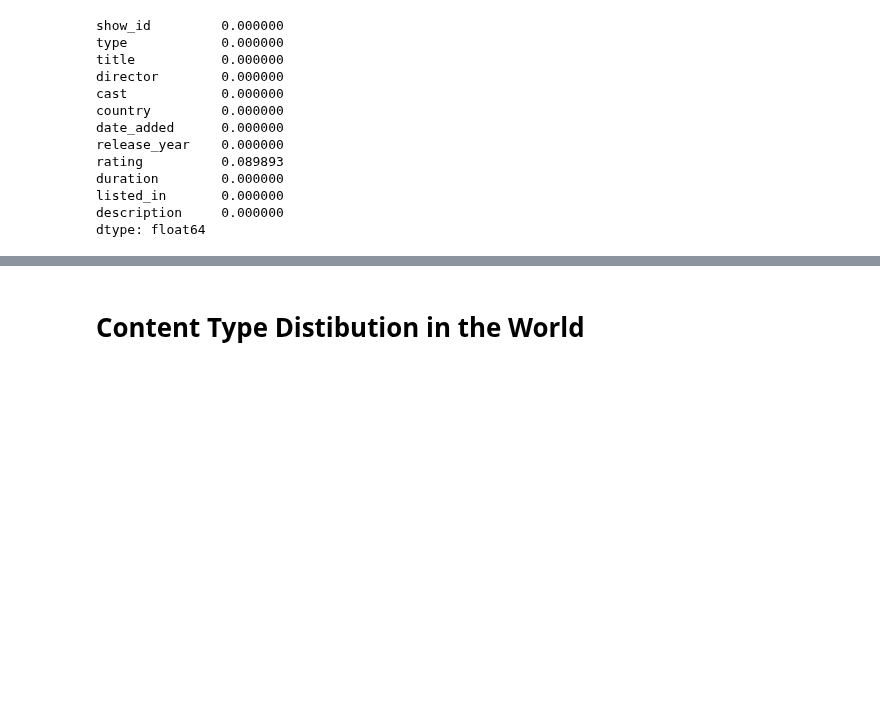
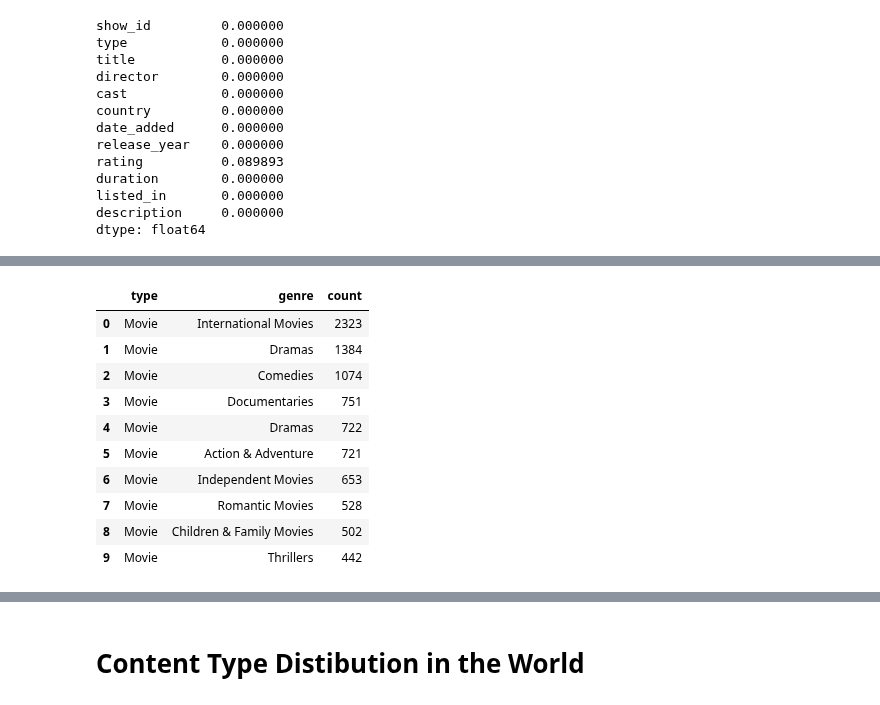
Before and after one commit to AlejandroDeLaCruz/Netflix-Analysis, a Jupyter notebook: Netflix.ipynb, the cells around one changed output, grey strips where cells are left out. Saved outputs shown, nothing was run; the diff lists cells and outputs as text; code cells hidden in the pictures; blank space fills up the shorter version.

```diff
--- a/Netflix.ipynb
+++ b/Netflix.ipynb
@@ -62,0 +92,17 @@ dtype: float64
+# %%
+genre_movies = genre_data[(genre_data['type'] == 'Movie')].value_counts().nlargest(10).to_frame()
+genre_movies.reset_index(level=[0,1], inplace=True)
+genre_movies.rename(columns = {0: 'count'}, inplace= True)
+genre_movies
+# %% [output]
+|  | type | genre | count |
+| 0 | Movie | International Movies | 2323 |
+| 1 | Movie | Dramas | 1384 |
+| 2 | Movie | Comedies | 1074 |
+| 3 | Movie | Documentaries | 751 |
+| 4 | Movie | Dramas | 722 |
+| 5 | Movie | Action & Adventure | 721 |
+| 6 | Movie | Independent Movies | 653 |
+| 7 | Movie | Romantic Movies | 528 |
+| 8 | Movie | Children & Family Movies | 502 |
+| 9 | Movie | Thrillers | 442 |
```
Also changed, not shown: parts of 6 cells of this notebook.
